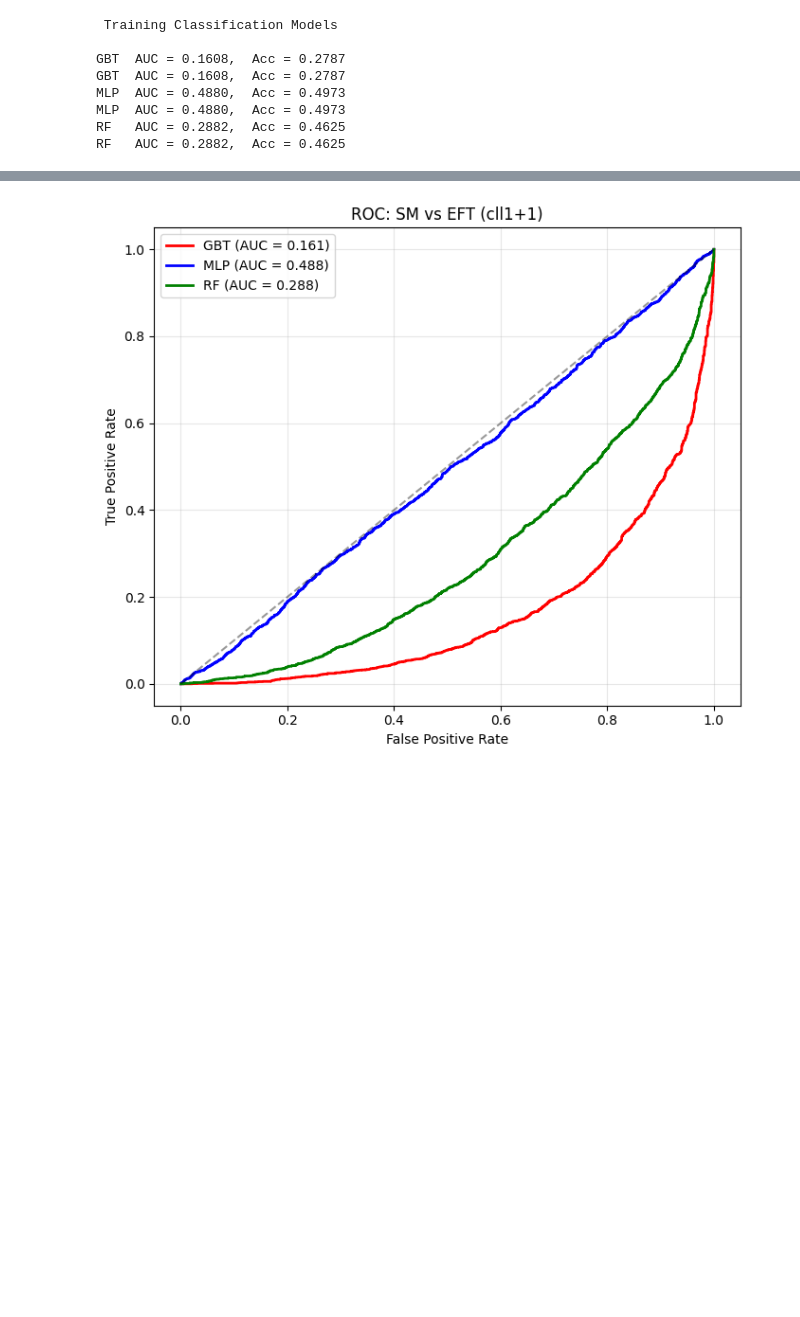
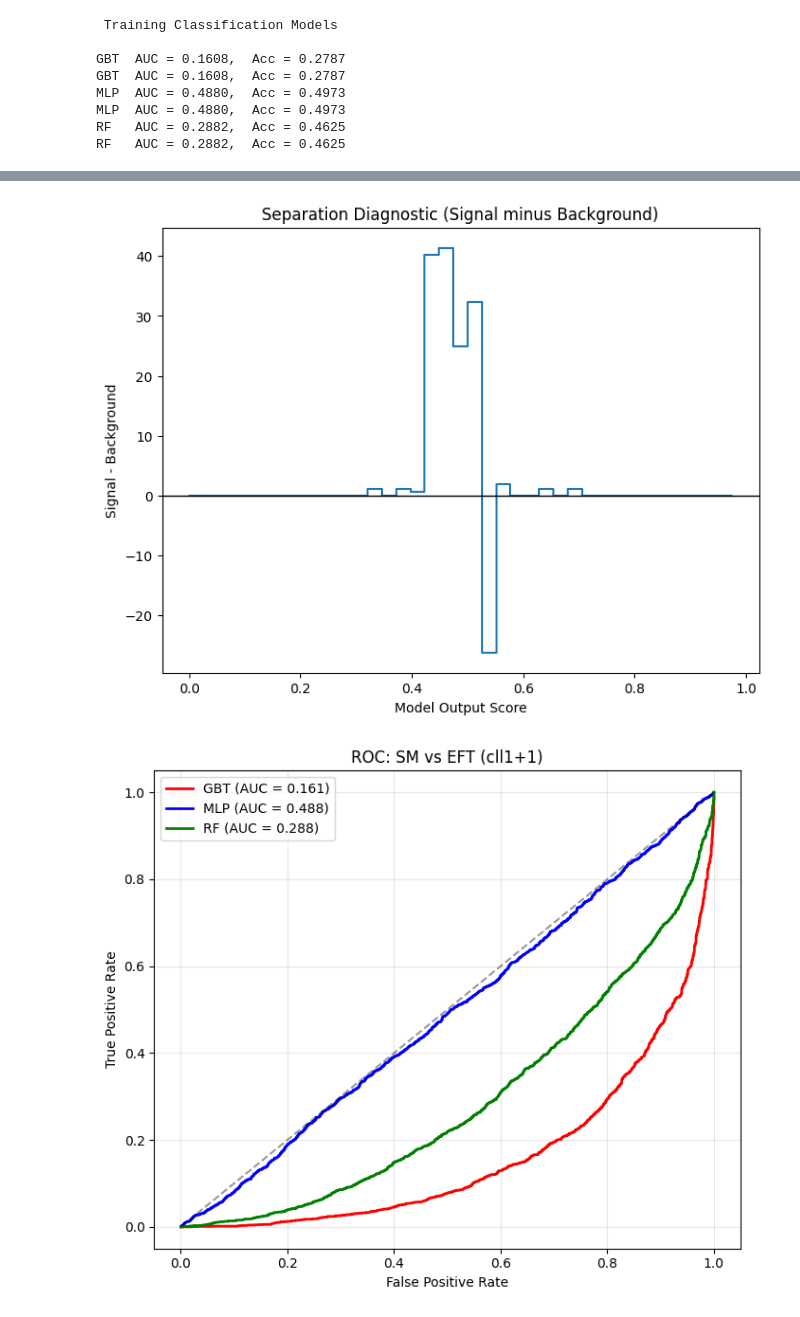
Before and after one commit to John-Aremu/SM-vs-EFT-simulation-analysis, a Jupyter notebook: SMEFT Analysis.ipynb, the cells around one changed output, grey strips where cells are left out. Cells and saved outputs as stored; diff of their text form; code cells hidden in the pictures; blank space fills up the shorter version.

```diff
--- a/SMEFT Analysis.ipynb
+++ b/SMEFT Analysis.ipynb
@@ -705,3 +764,17 @@ RF   AUC = 0.2882,  Acc = 0.4625
+# %%
+plt.figure(figsize=(8,6))
+bins = np.linspace(0,1,40)
+hist_sig, _ = np.histogram(score_test[y_test==1], bins=bins, weights=w_test[y_test==1])
+hist_bkg, _ = np.histogram(score_test[y_test==0], bins=bins, weights=w_test[y_test==0])
+
+plt.step(bins[:-1], hist_sig - hist_bkg, where='mid')
+plt.axhline(0, color='black', lw=1)
+plt.xlabel("Model Output Score")
+plt.ylabel("Signal - Background")
+plt.title("Separation Diagnostic (Signal minus Background)")
+plt.show()
+# %% [output]
+[figure, added]
 # %%
 #ML-3: ROC Curves
 
```
Also changed, not shown: parts of 11 cells of this notebook, 1 other file.
